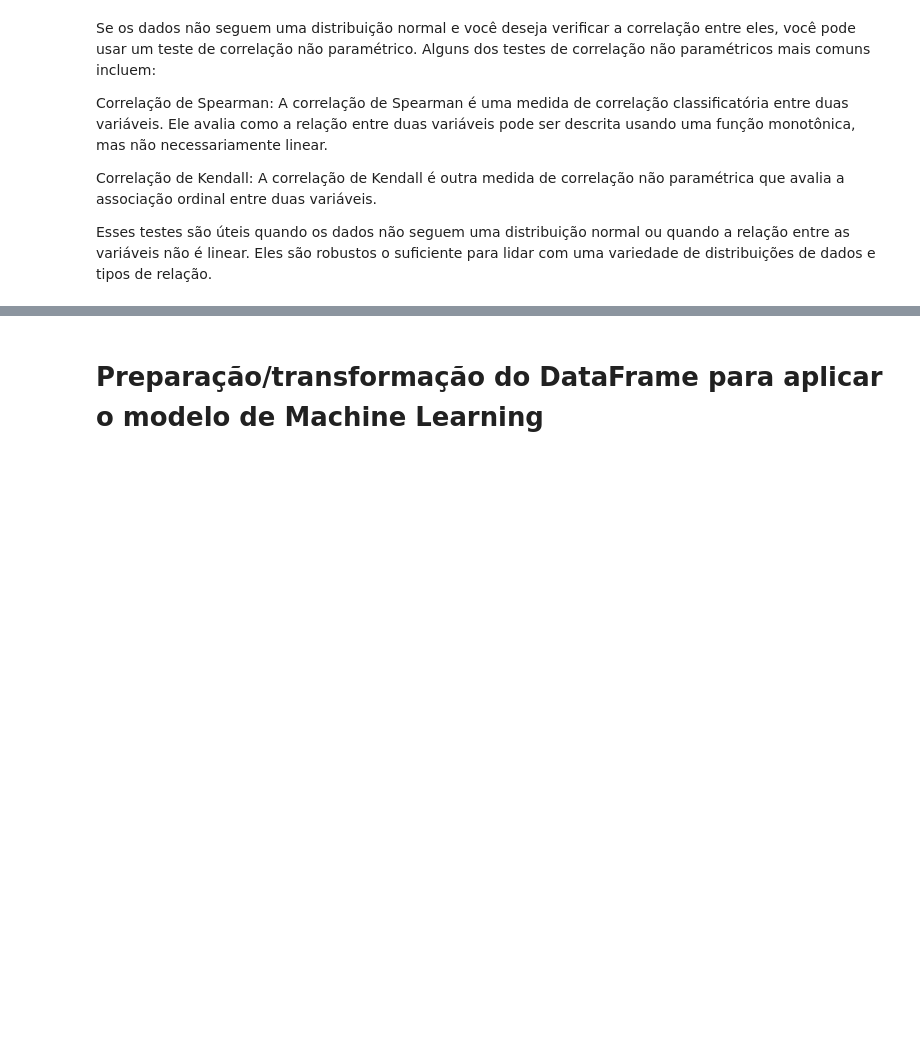
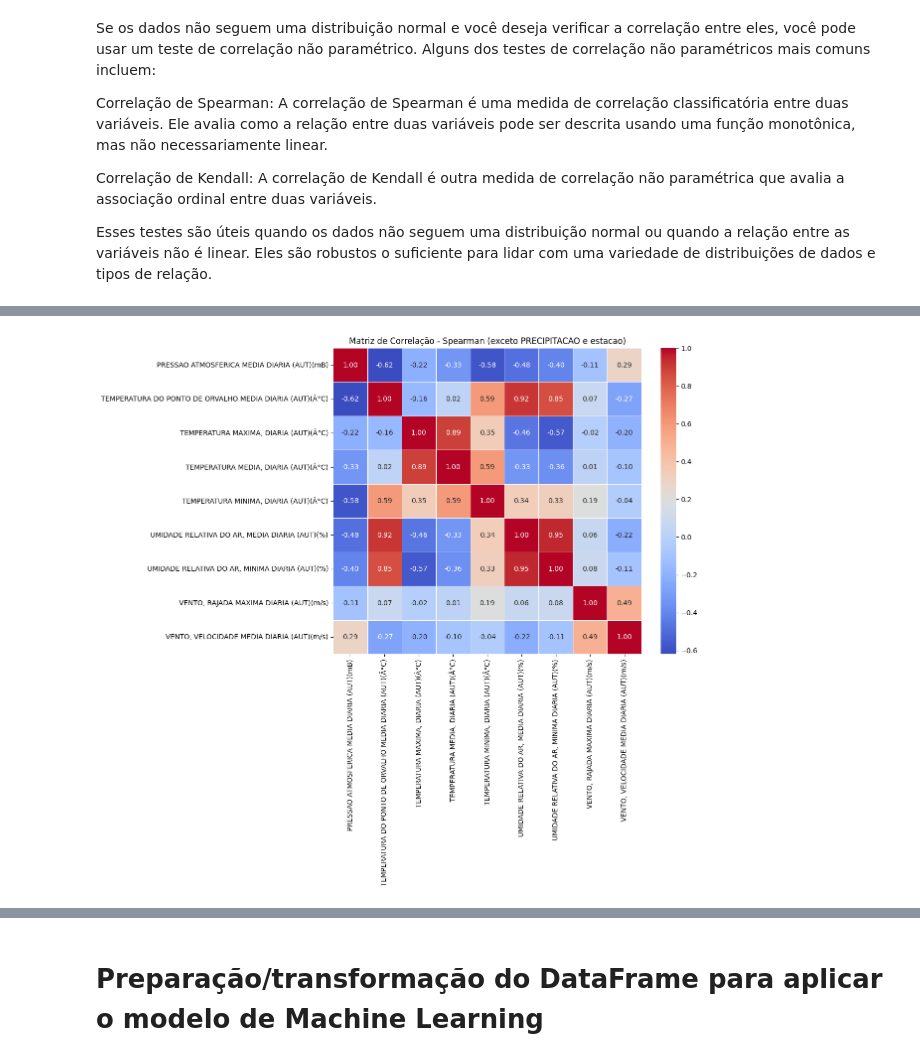
Before and after one commit to hyskoniho/classificacao-brasilia, a Jupyter notebook: Classificacao_brasilia.ipynb, the cells around one changed output, grey strips where cells are left out. Drawn from its saved outputs; the diff is of its cells as text; code cells hidden in the pictures; blank space fills up the shorter version.

Commit message:
add: Adicionando a lógica e visualização do algoritmo de spearman e Kendall e visualizacao do mapa de calor

```diff
--- a/Classificacao_brasilia.ipynb
+++ b/Classificacao_brasilia.ipynb
@@ -686,0 +693,14 @@ print(f"Correlação de Kendall: {corr_kendall}, p-valor: {p_value_kendall}")
+# %%
+# Remover as colunas 'PRECIPITACAO' e 'estacao' do DataFrame
+df_subset = df.drop(columns=['PRECIPITACAO', 'estacao'])
+
+# Calcular a correlação de Spearman
+correlation_matrix_spearman = df_subset.corr(method='spearman')
+
+# Visualização da matriz de correlação de Spearman
+plt.figure(figsize=(10, 8))
+sns.heatmap(correlation_matrix_spearman, annot=True, cmap='coolwarm', fmt=".2f", linewidths=0.5)
+plt.title('Matriz de Correlação - Spearman (exceto PRECIPITACAO e estacao)')
+plt.show()
+# %% [output]
+[figure, added]
```
Also changed, not shown: parts of 4 cells of this notebook.
